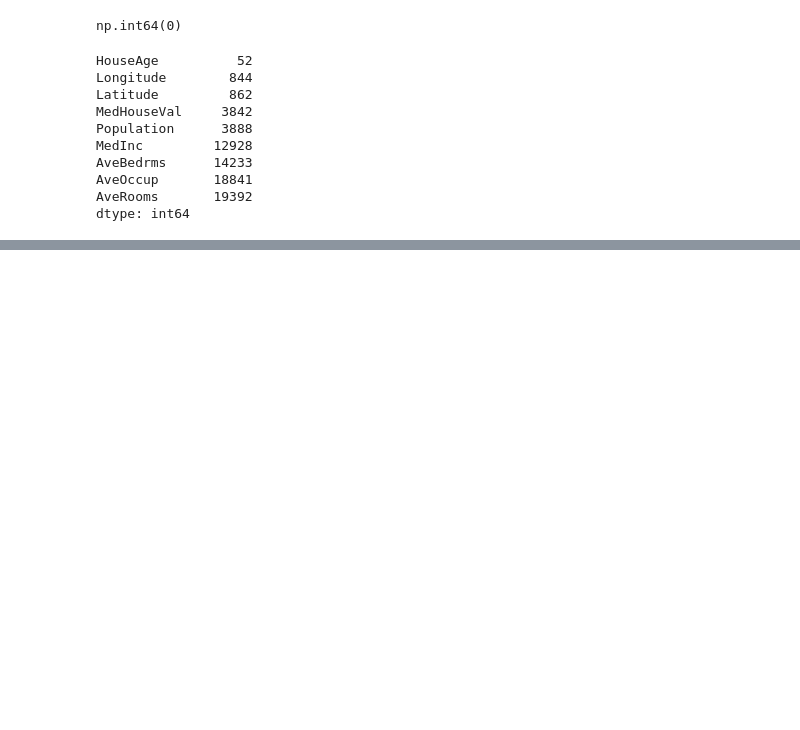
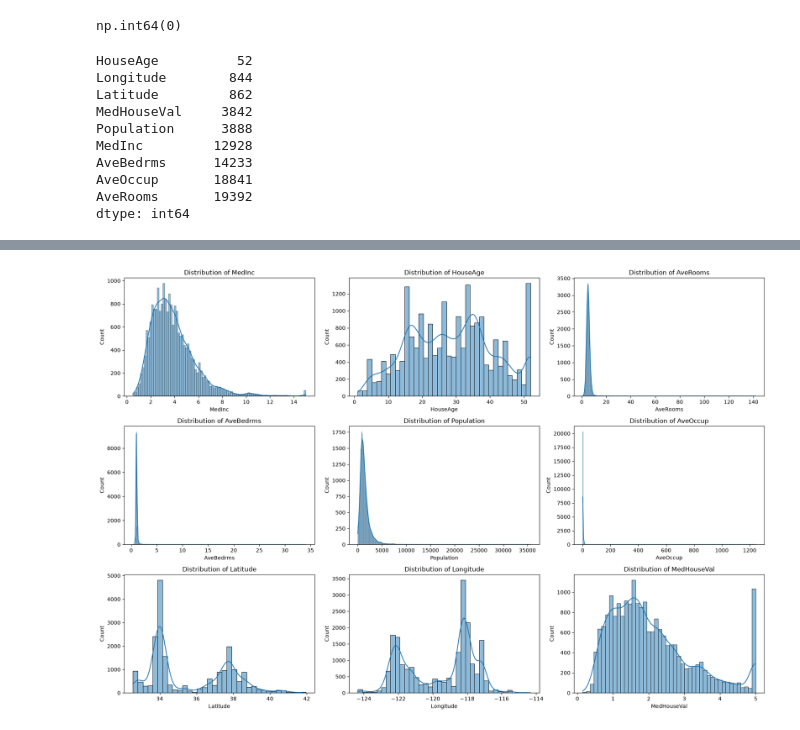
Before and after one commit to renovamen1/statistical-models, a Jupyter notebook: Models On California Housing Dataset/01_data_exploration.ipynb, the cells around one changed output, grey strips where cells are left out. Saved outputs shown, nothing was run; the diff lists cells and outputs as text; code cells hidden in the pictures; blank space fills up the shorter version.

Commit message:
completed the EDA ,studied the distribution of columns and  tested simple lr model

```diff
--- a/Models On California Housing Dataset/01_data_exploration.ipynb
+++ b/Models On California Housing Dataset/01_data_exploration.ipynb
@@ -16,9 +16,6 @@ import seaborn as sns
 import matplotlib.pyplot as plt
 
 from sklearn.datasets import fetch_california_housing
-
-sns.set_theme(style="whitegrid")
-pd.set_option("display.max_columns", None)
 # %%
 housing = fetch_california_housing(as_frame=True)
 
@@ -87,0 +133,14 @@ dtype: int64
+# %%
+fig, axes = plt.subplots(3, 3, figsize=(18, 12))
+axes = axes.ravel()
+
+for ax, column in zip(axes, df.columns):
+    sns.histplot(df[column], kde=True, ax=ax)
+    ax.set_title(f"Distribution of {column}")
+    ax.set_xlabel(column)
+    ax.set_ylabel("Count")
+
+plt.tight_layout()
+plt.show()
+# %% [output]
+[figure, added]
```
Also changed, not shown: parts of 20 cells of this notebook.
